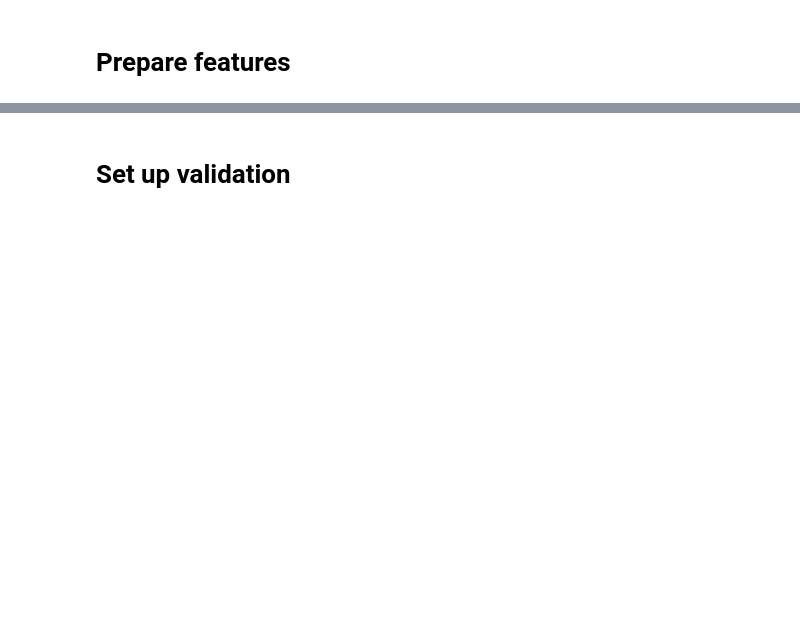
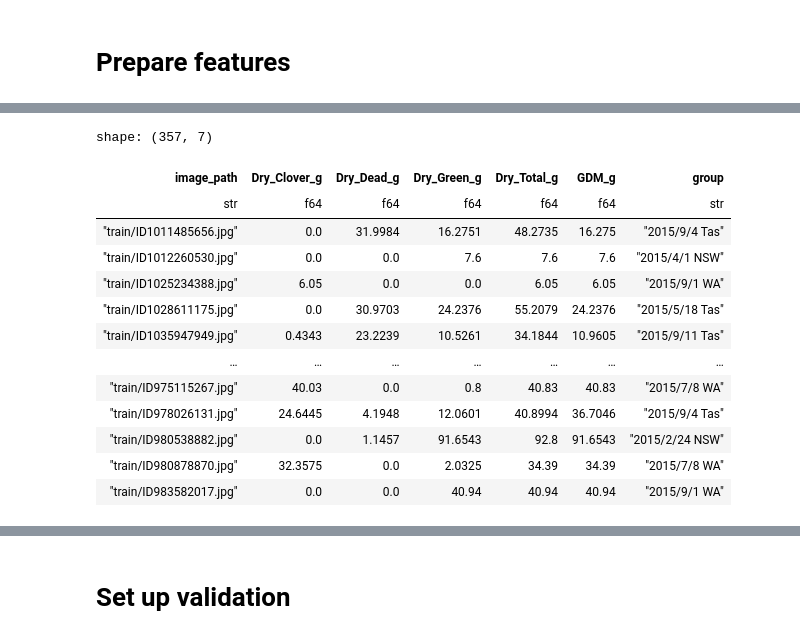
Before and after one commit to KharinTymofii/CSIRO-Image2Biomass-Prediction, a Jupyter notebook: notebooks/siglip-gradientboosting-pca-trick.ipynb, the cells around one changed output, grey strips where cells are left out. Drawn from its saved outputs; the diff is of its cells as text; code cells hidden in the pictures; blank space fills up the shorter version.

```diff
--- a/notebooks/siglip-gradientboosting-pca-trick.ipynb
+++ b/notebooks/siglip-gradientboosting-pca-trick.ipynb
@@ -50,35 +67,56 @@ processor = AutoImageProcessor.from_pretrained(model_name)
 # %%
 data_path = Path('/kaggle/input/csiro-biomass')
+
+labels_to_predict = [
+  "Dry_Clover_g",
+  "Dry_Dead_g",
+  "Dry_Green_g",
+]
 
 labels = [
   "Dry_Clover_g",
   "Dry_Dead_g",
   "Dry_Green_g",
   "Dry_Total_g",
   "GDM_g"
 ]
 
 train = pl.read_csv(data_path / 'train.csv')
 
 df = (
     train
     .with_columns([
         pl.when(pl.col('target_name') == label).then(pl.col('target')).alias(label)
         for label in labels
     ])
     .group_by('image_path')
     .agg([
         pl.col(label).mean()
         for label in labels
     ] + [
         pl.concat_str(["Sampling_Date", "State"], separator=" ")
         .alias("group")
         .first()
     ])
     .sort('image_path')
 )
 
 df
+# %% [output]
+shape: (357, 7)
+| image_path | Dry_Clover_g | Dry_Dead_g | Dry_Green_g | Dry_Total_g | GDM_g | group |
+| str | f64 | f64 | f64 | f64 | f64 | str |
+| "train/ID1011485656.jpg" | 0.0 | 31.9984 | 16.2751 | 48.2735 | 16.275 | "2015/9/4 Tas" |
+| "train/ID1012260530.jpg" | 0.0 | 0.0 | 7.6 | 7.6 | 7.6 | "2015/4/1 NSW" |
+| "train/ID1025234388.jpg" | 6.05 | 0.0 | 0.0 | 6.05 | 6.05 | "2015/9/1 WA" |
+| "train/ID1028611175.jpg" | 0.0 | 30.9703 | 24.2376 | 55.2079 | 24.2376 | "2015/5/18 Tas" |
+| "train/ID1035947949.jpg" | 0.4343 | 23.2239 | 10.5261 | 34.1844 | 10.9605 | "2015/9/11 Tas" |
+| … | … | … | … | … | … | … |
+| "train/ID975115267.jpg" | 40.03 | 0.0 | 0.8 | 40.83 | 40.83 | "2015/7/8 WA" |
+| "train/ID978026131.jpg" | 24.6445 | 4.1948 | 12.0601 | 40.8994 | 36.7046 | "2015/9/4 Tas" |
+| "train/ID980538882.jpg" | 0.0 | 1.1457 | 91.6543 | 92.8 | 91.6543 | "2015/2/24 NSW" |
+| "train/ID980878870.jpg" | 32.3575 | 0.0 | 2.0325 | 34.39 | 34.39 | "2015/7/8 WA" |
+| "train/ID983582017.jpg" | 0.0 | 0.0 | 40.94 | 40.94 | 40.94 | "2015/9/1 WA" |
 # %%
 test = pl.read_csv(data_path / 'test.csv')
 # test = train.select('sample_id', 'image_path', 'target_name')
```
Also changed, not shown: parts of 16 cells of this notebook.
